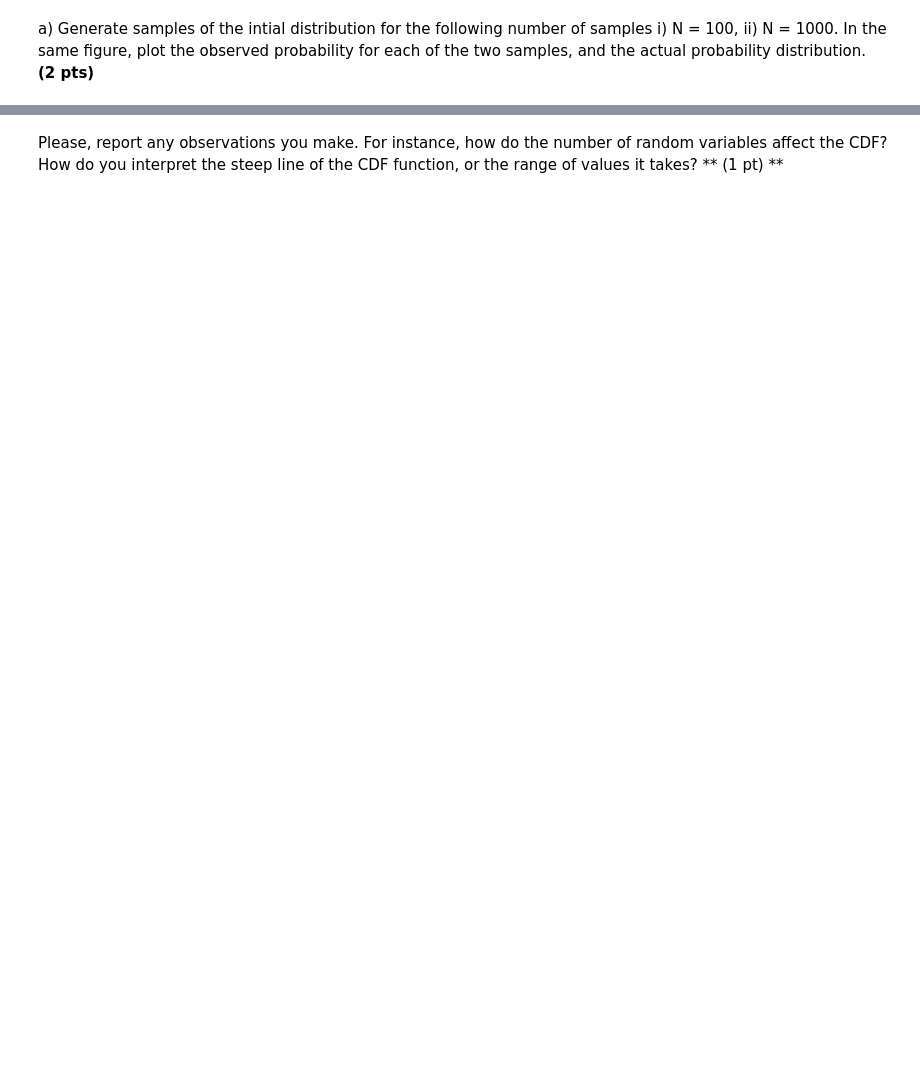
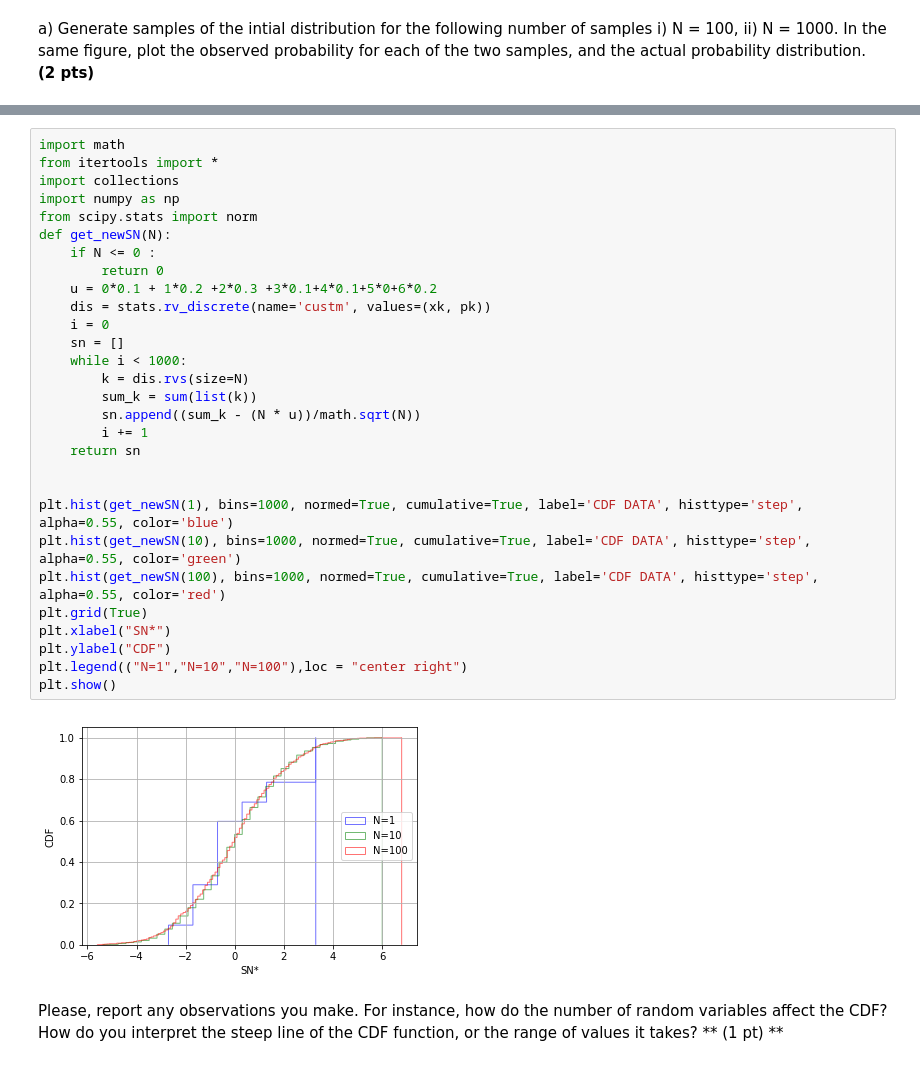
Before and after one commit to CS506-Boston-University/s2018-hw1-2-jweixuan, a Jupyter notebook: HW1.2_students.ipynb, the cells around one changed output, grey strips where cells are left out. Saved outputs shown, nothing was run; the diff lists cells and outputs as text; blank space fills up the shorter version.

```diff
--- a/HW1.2_students.ipynb
+++ b/HW1.2_students.ipynb
@@ -50,3 +163,34 @@ Finally, you will need to create the empirical CDF (a CDF for a discrete random
 ** (3 pts) **
+# %%
+import math
+from itertools import *
+import collections
+import numpy as np
+from scipy.stats import norm
+def get_newSN(N):
+    if N <= 0 :
+        return 0
+    u = 0*0.1 + 1*0.2 +2*0.3 +3*0.1+4*0.1+5*0+6*0.2
+    dis = stats.rv_discrete(name='custm', values=(xk, pk))
+    i = 0
+    sn = []
+    while i < 1000:
+        k = dis.rvs(size=N)
+        sum_k = sum(list(k))
+        sn.append((sum_k - (N * u))/math.sqrt(N))
+        i += 1
+    return sn
+
+
+plt.hist(get_newSN(1), bins=1000, normed=True, cumulative=True, label='CDF DATA', histtype='step', alpha=0.55, color='blue')
+plt.hist(get_newSN(10), bins=1000, normed=True, cumulative=True, label='CDF DATA', histtype='step', alpha=0.55, color='green')
+plt.hist(get_newSN(100), bins=1000, normed=True, cumulative=True, label='CDF DATA', histtype='step', alpha=0.55, color='red')
+plt.grid(True)
+plt.xlabel("SN*")
+plt.ylabel("CDF")
+plt.legend(("N=1","N=10","N=100"),loc = "center right")
+plt.show()
+# %% [output]
+[figure, added]
 # %% [markdown]
 Please, report any observations you make. For instance, how do the number of random variables affect the CDF? How do you interpret the steep line of the CDF function, or the range of values it takes? ** (1 pt) **
```
Also changed, not shown: parts of 6 cells of this notebook.
